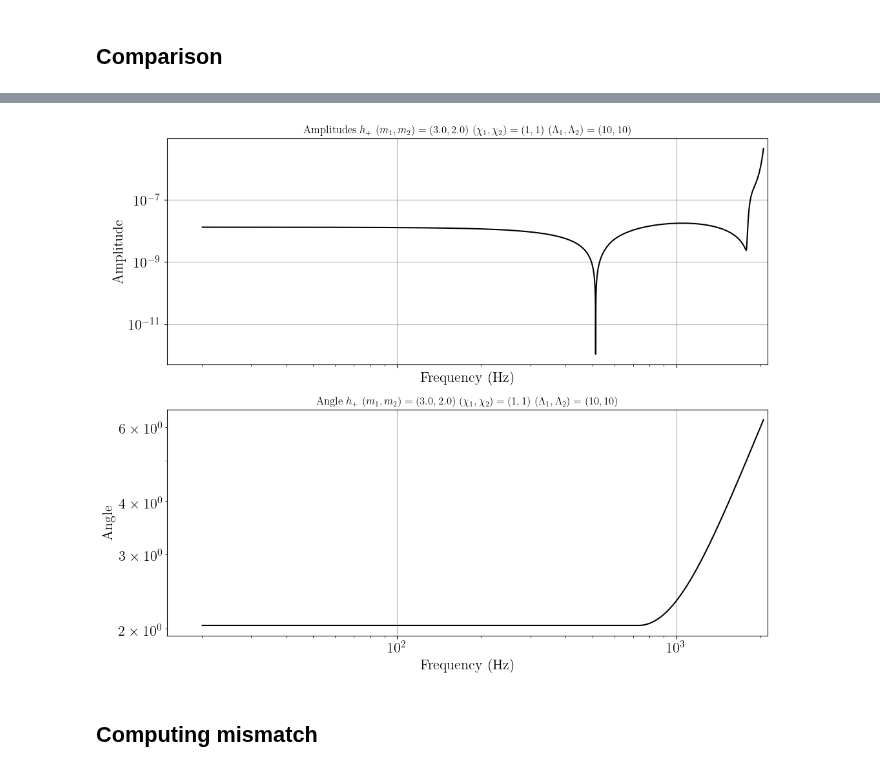
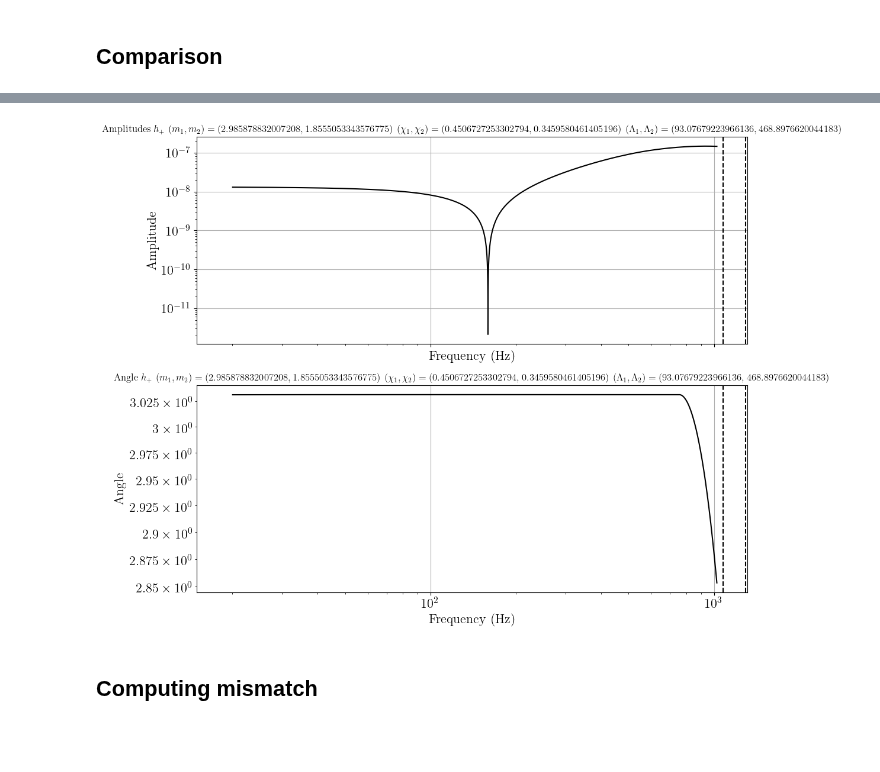
Before and after one commit to tedwards2412/ripple, a Jupyter notebook: notebooks/check_NRTidalv2.ipynb, the cells around one changed output, grey strips where cells are left out. Drawn from its saved outputs; the diff is of its cells as text; code cells hidden in the pictures; blank space fills up the shorter version.

Commit message:
improved (?) NRTidalv2 for low spin prior

```diff
--- a/notebooks/check_NRTidalv2.ipynb
+++ b/notebooks/check_NRTidalv2.ipynb
@@ -74,0 +55,33 @@ distance = 440.
+# %%
+load_bad_match = True
+if load_bad_match:
+    csv_file = "../test/matches_data/check_IMRPhenomD_NRTidalv2_matches.csv"
+    # load with pandas
+    import pandas as pd
+    df = pd.read_csv(csv_file)
+    df = df.dropna()
+    # Get the first entry, and fetch masses, spins, tidal parameters
+    m1 = df["m1"].values[0]
+    m2 = df["m2"].values[0]
+    chi1 = df["chi1"].values[0]
+    chi2 = df["chi2"].values[0]
+    lambda1 = df["lambda1"].values[0]
+    lambda2 = df["lambda2"].values[0]
+else:
+    # Put your desired parameters here and toggle load_bad_match to False
+    m1 = 2.398931
+    m2 = 2.335254
+
+    chi1 = 0.063119
+    chi2 = -0.987285
+
+    lambda1 = 4988.317907
+    lambda2 = 3521.499613
+
+print("m1 = ", m1)
+print("m2 = ", m2)
+print("chi1 = ", chi1)
+print("chi2 = ", chi2)
+print("lambda1 = ", lambda1)
+print("lambda2 = ", lambda2)
+distance = 40.
@@ -78,7 +98,7 @@ Get the frequency grid:
 # Frequency grid
 T = 16
 f_l = 20.0
-f_sampling = 2 * 2048
+f_sampling = 1 * 2048
 f_u = f_sampling // 2
 f_ref = f_l
 
@@ -257,36 +277,38 @@ plt.subplot(2, 1, 1)
 
 # Plot the amplitude
 diffs_amplitude = abs(A_lalsuite - A_ripple) / A_lalsuite
 plt.plot(f, diffs_amplitude, "-", color = 'black')
 
 # Plot where the Planck taper has to take place
-# plt.axvline(f_merger, linestyle = "--", color = 'black', label = 'Planck taper')
-# plt.axvline(1.2 * f_merger, linestyle = "--", color = 'black')
+plt.axvline(f_merger, linestyle = "--", color = 'black', label = 'Planck taper')
+plt.axvline(1.2 * f_merger, linestyle = "--", color = 'black')
 
 plt.title(r"Amplitudes $h_+$ ($m_1, m_2) = ({}, {}$) ($\chi_1, \chi_2) = ({}, {}$) ($\Lambda_1, \Lambda_2) = ({}, {}$)".format(m1, m2, chi1, chi2, lambda1, lambda2))
 plt.yscale('log')
 plt.xscale('log')
 plt.xlabel("Frequency (Hz)")
 plt.ylabel("Amplitude")
 # plt.ylim(1e-27, 1e-21)
 plt.xlim(f_l - 5, 1.2 * f_merger + 20)
 # plt.legend()
 
 # Plot the angle or the phase
 plt.subplot(2, 1, 2)
 
 plt.plot(f, abs(angle_lalsuite - angle_ripple), "-", color = 'black')
 name = "Angle"
+plt.axvline(f_merger, linestyle = "--", color = 'black', label = 'Planck taper')
+plt.axvline(1.2 * f_merger, linestyle = "--", color = 'black')
 # plt.legend()
 plt.title(r"{} $h_+$ ($m_1, m_2) = ({}, {}$) ($\chi_1, \chi_2) = ({}, {}$) ($\Lambda_1, \Lambda_2) = ({}, {}$)".format(name, m1, m2, chi1, chi2, lambda1, lambda2))
 plt.xlabel("Frequency (Hz)")
 plt.ylabel(f"{name}")
 plt.xscale('log')
 plt.xlim(f_l - 5, 1.2 * f_merger + 20)
 plt.yscale('log')
 plt.show()
 # %% [output]
-[figure, old version]
+[figure, new version]
 # %% [markdown]
 ## Computing mismatch
 # %%
```
Also changed, not shown: parts of 8 cells of this notebook, 9 other files.
